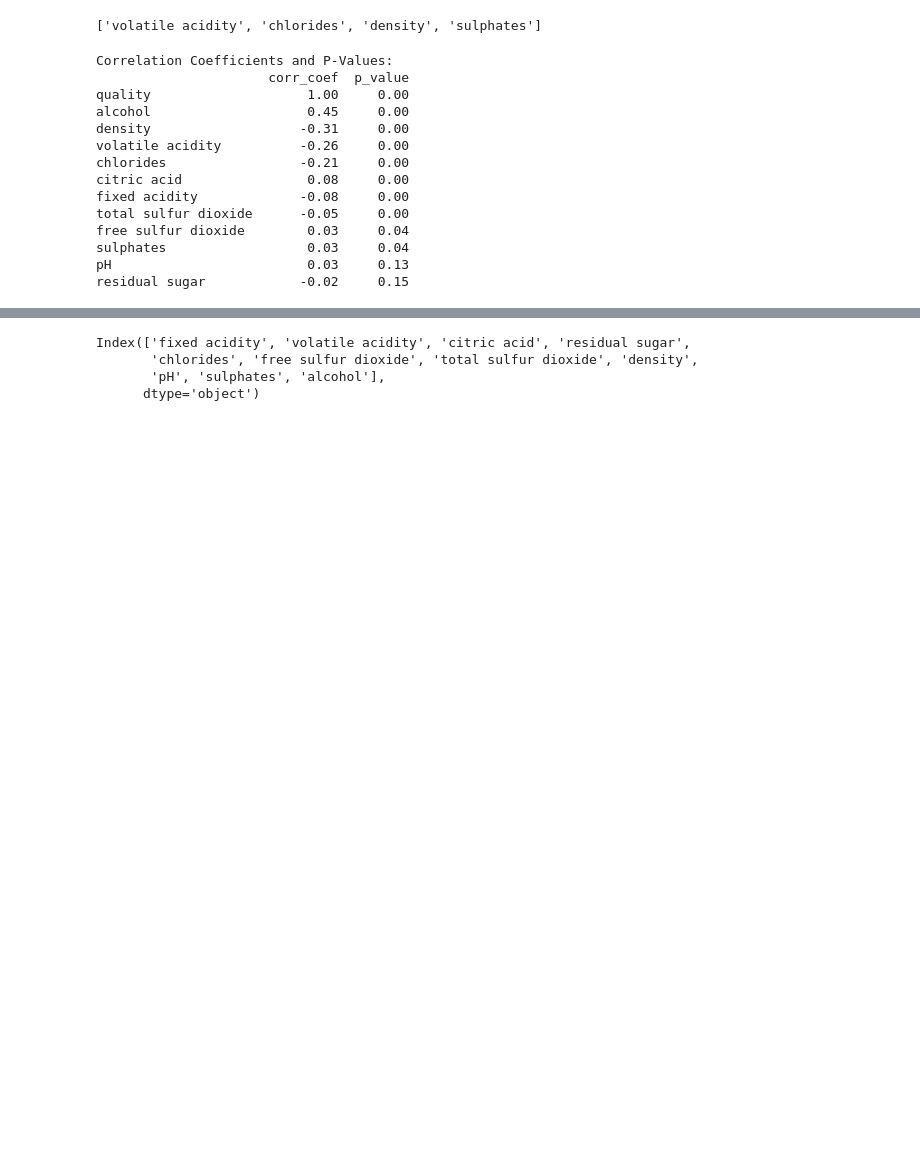
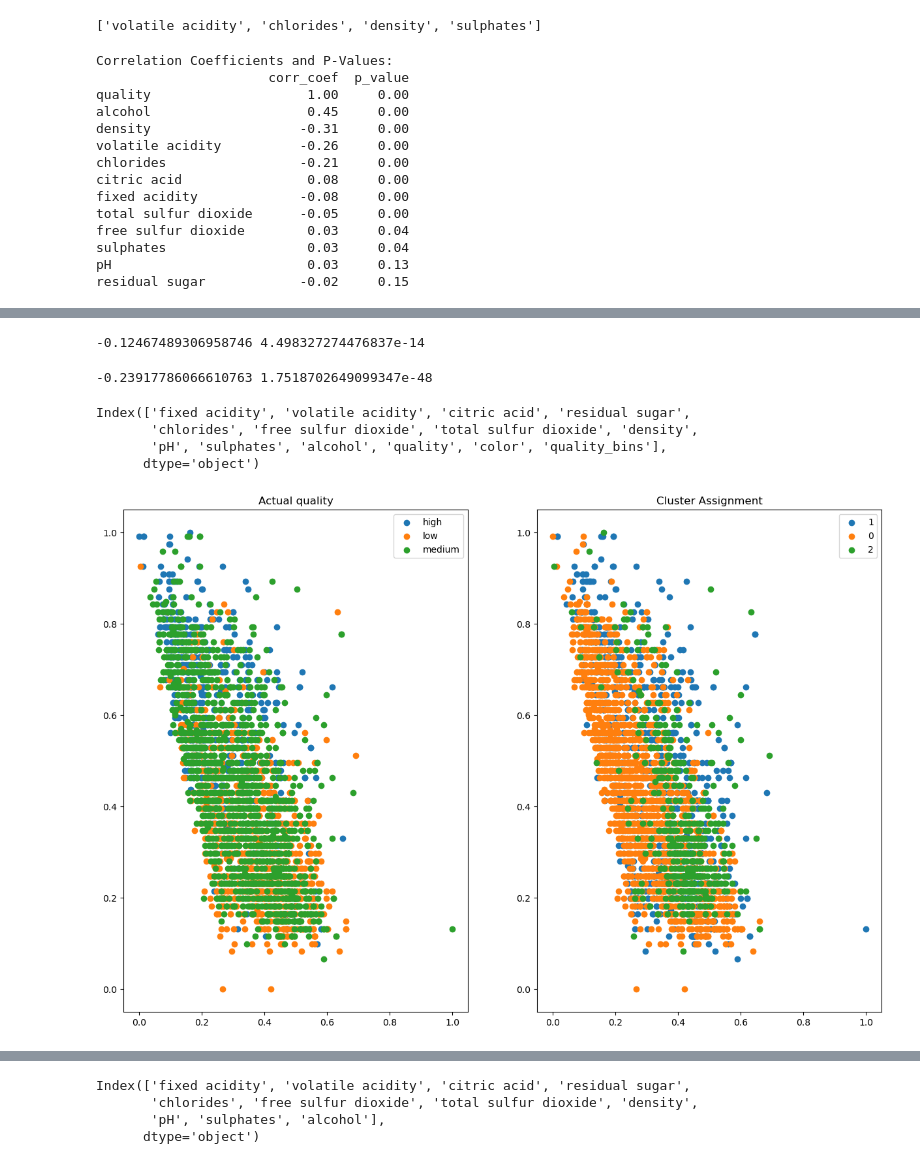
Before and after one commit to all-my-homies-hate-vscode/wine_not, a Jupyter notebook: explore2.ipynb, the cells around one changed output, grey strips where cells are left out. Drawn from its saved outputs; the diff is of its cells as text; code cells hidden in the pictures; blank space fills up the shorter version.

Commit message:
stats testing and read me

```diff
--- a/explore2.ipynb
+++ b/explore2.ipynb
@@ -66,0 +118,24 @@ residual sugar            -0.02     0.15
+# %%
+coorcoef,pval=stats.pearsonr(train_scaled.quality,train_scaled.kmean_clusters)
+print(coorcoef,pval)
+# %% [output]
+-0.12467489306958746 4.498327274476837e-14
+# %%
+# we preprocessed! huzzah!
+# lets make a clustering object from sklearn
+# Make a thing! Thats my favorite!
+k_means_prototype = KMeans(n_clusters=3)
+# fit the thing!!!!
+k_means_prototype.fit(train_scaled.drop(columns=['quality','color']))
+# use the thing
+kmean_clusters1 = k_means_prototype.predict(
+    train_scaled.drop(columns=['quality','color']))
+# %%
+coorcoef,pval=stats.pearsonr(train_scaled.quality,kmean_clusters1)
+print(coorcoef,pval)
+# %% [output]
+-0.23917786066610763 1.7518702649099347e-48
+# %%
+train_scaled['clusters'] = kmean_clusters1
+# %%
+train_scaled.drop(columns='kmean_clusters1', inplace = True)
@@ -66,0 +152,37 @@ residual sugar            -0.02     0.15
+# %%
+conditions = [
+    (train_scaled.quality == 3) | (train_scaled.quality == 4) | (train_scaled.quality == 5),
+    (train_scaled.quality == 6),
+    (train_scaled.quality == 7) | (train_scaled.quality == 8) | (train_scaled.quality == 9)
+]
+
+values = ['low', 'medium', 'high']
+
+train_scaled['quality_bins'] = np.select(conditions, values, default=np.nan)
+# %%
+train.columns
+# %% [output]
+Index(['fixed acidity', 'volatile acidity', 'citric acid', 'residual sugar',
+       'chlorides', 'free sulfur dioxide', 'total sulfur dioxide', 'density',
+       'pH', 'sulphates', 'alcohol', 'quality', 'color', 'quality_bins'],
+      dtype='object')
+# %%
+fig, axs = plt.subplots(1, 2, figsize=(15, 10))
+
+for quality_bin, subset in train_scaled.groupby('quality_bins'):
+    axs[0].scatter(subset.density,
+                   subset.alcohol,
+                   label=quality_bin)
+axs[0].legend()
+axs[0].set(title='Actual quality')
+
+for cluster in train_scaled.clusters.unique():
+    axs[1].scatter(train_scaled[train_scaled.clusters == cluster].density,
+             train_scaled[train_scaled.clusters == cluster].alcohol,
+               label=cluster)
+axs[1].legend()
+axs[1].set(title='Cluster Assignment')
+
+plt.show()
+# %% [output]
+[figure, added]
```
Also changed, not shown: parts of 27 cells of this notebook, 1 other file.
